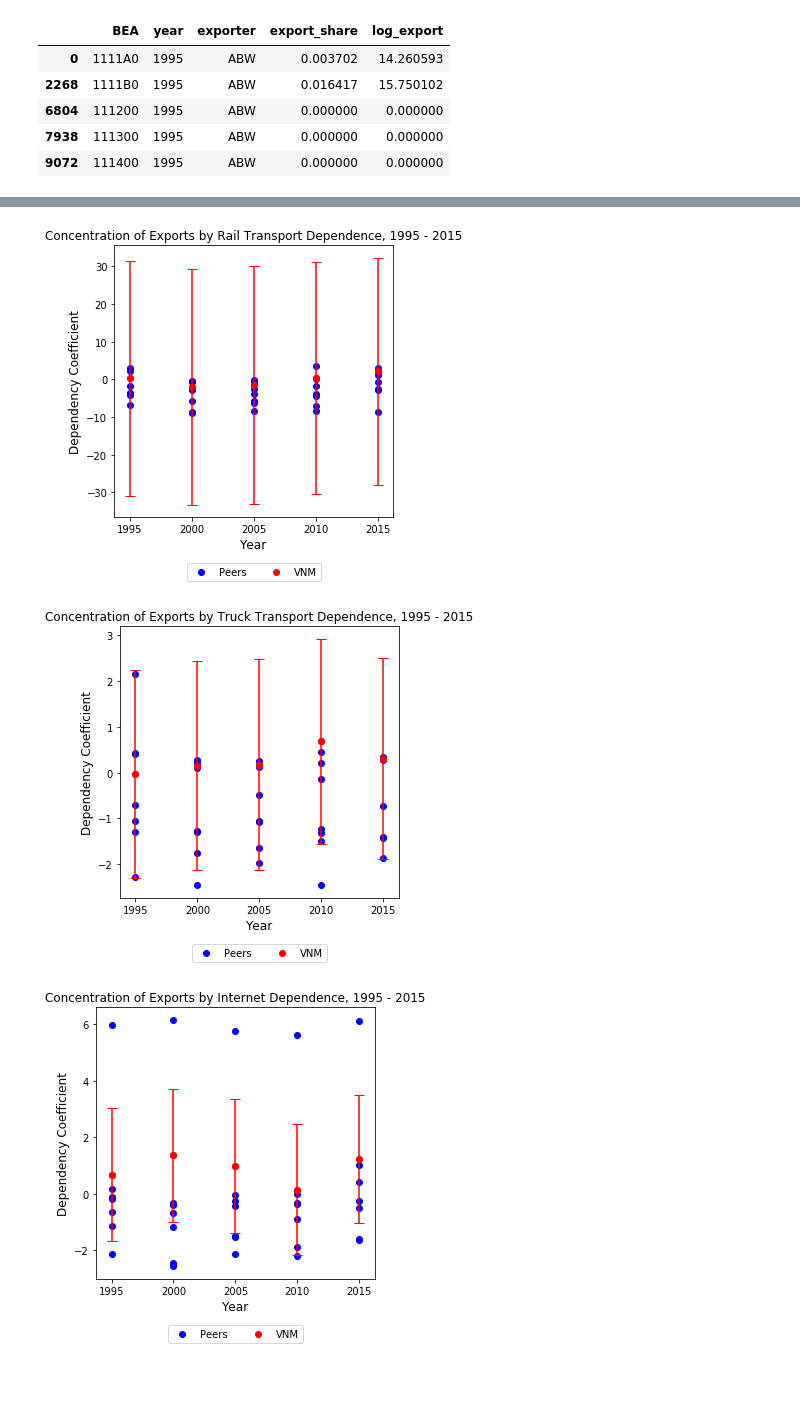
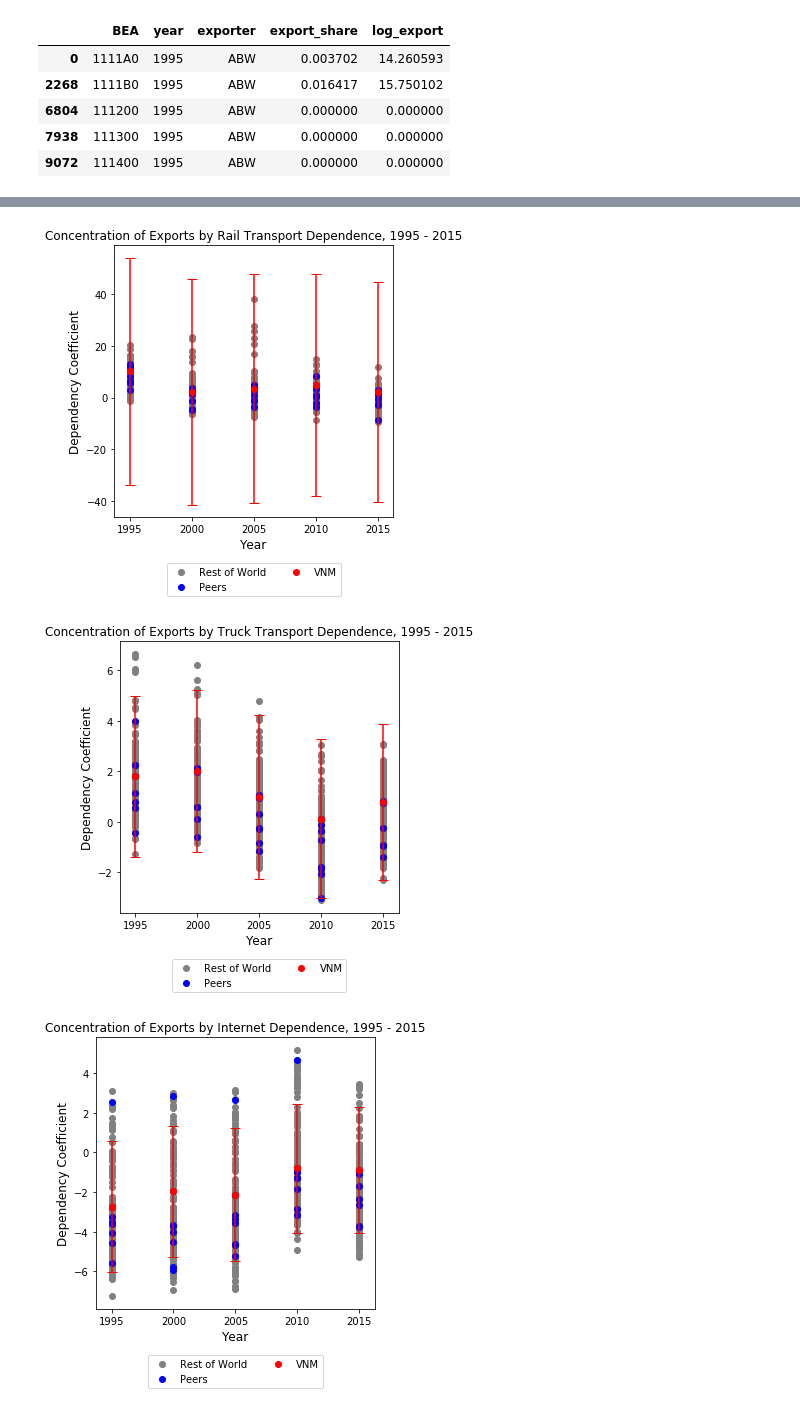
Before and after one commit to eric-protzer/dependency-dev309, a Jupyter notebook: Dependency Graphing.ipynb, the cells around one changed output, grey strips where cells are left out. Cells and saved outputs as stored; diff of their text form; code cells hidden in the pictures; blank space fills up the shorter version.

```diff
--- a/Dependency Graphing.ipynb
+++ b/Dependency Graphing.ipynb
@@ -12,6 +12,7 @@ df1 = pd.read_csv('H0_5Y_1.csv')
 df2 = pd.read_csv('H0_5Y_2.csv')
 df = df1.append(df2)
 df = df.drop('Unnamed: 0', axis=1)
+allcountries = df['exporter'].unique()[1:]
 df.head()
 # %% [output]
 |  | year | exporter | commoditycode | export_value |
@@ -201,9 +736,12 @@ del df2
 del df
 # %%
 #electricity
-elec = regress.drop(['rail', 'truck', 'internet'],axis = 1)
+elec = regress.drop(['rail', 'truck', 'internet', 'water'],axis = 1)
 varlist = []
 mycvar = 'elec_' + mycountry[0]
+mycvars = []
+for i in mycountries:
+    mycvars.append('elec_' + i)
 for i in allcountries:
     elec['elec_' + i] = elec['electricity'] * elec[i]
     varlist.append('elec_' + i)
@@ -235,12 +773,13 @@ for n in [1995, 2000, 2005, 2010, 2015]:
     del model
 
 fig, ax = plt.subplots(figsize=(5,5))
-ax.scatter(elec_out.loc[elec_out.ID != mycvar]['year'], elec_out.loc[elec_out.ID != mycvar]['mean'], c="blue")
+ax.scatter(elec_out.loc[~elec_out.ID.isin(mycvars)]['year'], elec_out.loc[~elec_out.ID.isin(mycvars)]['mean'], c="gray")
+ax.scatter(elec_out.loc[elec_out.ID.isin(mycvars)]['year'], elec_out.loc[elec_out.ID.isin(mycvars)]['mean'], c="blue")
 ax.scatter(elec_out.loc[elec_out.ID == mycvar]['year'], elec_out.loc[elec_out.ID == mycvar]['mean'], c="red")
 (_, caps, _) = ax.errorbar(elec_out.loc[elec_out.ID == mycvar]['year'], elec_out.loc[elec_out.ID == mycvar]['mean'], yerr=elec_out.loc[elec_out.ID == mycvar]['error'], fmt='o', capsize=5, c="red")
 for cap in caps:
     cap.set_markeredgewidth(1)
-ax.legend(['Peers', mycountry[0]], loc=9, bbox_to_anchor=(0.5, -0.15), ncol=2)
+ax.legend(['Rest of World', 'Peers', mycountry[0]], loc=9, bbox_to_anchor=(0.5, -0.15), ncol=2)
 plt.xlabel('Year', fontsize=12)
 plt.ylabel('Dependency Coefficient', fontsize=12)
 plt.title('Concentration of Exports by Electricity Dependence, 1995 - 2015')
@@ -262,8 +857,11 @@ del mycvar
 # %%
 #rail
-rail = regress.drop(['electricity', 'truck', 'internet'],axis = 1)
+rail = regress.drop(['electricity', 'truck', 'internet', 'water'],axis = 1)
 varlist = []
 mycvar = 'rail_' + mycountry[0]
+mycvars = []
+for i in mycountries:
+    mycvars.append('rail_' + i)
 for i in allcountries:
     rail['rail_' + i] = rail['rail'] * rail[i]
     varlist.append('rail_' + i)
@@ -288,6 +886,8 @@ for n in [1995, 2000, 2005, 2010, 2015]:
     rail_n['error'] = rail_n['upper'] - rail_n[0]
     rail_n = rail_n.drop(['lower', 'upper'], axis=1)
     rail_n.columns = ['ID', 'mean', 'year', 'error']
+    rail_n = rail_n.loc[abs(rail_n['mean'] - rail_n['mean'].mean()) < 4*rail_n['mean'].std()]
+    rail_n = rail_n.loc[abs(rail_n['mean'] - rail_n['mean'].mean()) < 4*rail_n['mean'].std()]
     rail_out = rail_out.append(rail_n)
     del rail_n
     del X
@@ -295,15 +895,16 @@ for n in [1995, 2000, 2005, 2010, 2015]:
     del model
 
 fig, ax = plt.subplots(figsize=(5,5))
-ax.scatter(rail_out.loc[rail_out.ID != mycvar]['year'], rail_out.loc[rail_out.ID != mycvar]['mean'], c="blue")
+ax.scatter(rail_out.loc[~rail_out.ID.isin(mycvars)]['year'], rail_out.loc[~rail_out.ID.isin(mycvars)]['mean'], c="gray")
+ax.scatter(rail_out.loc[rail_out.ID.isin(mycvars)]['year'], rail_out.loc[rail_out.ID.isin(mycvars)]['mean'], c="blue")
 ax.scatter(rail_out.loc[rail_out.ID == mycvar]['year'], rail_out.loc[rail_out.ID == mycvar]['mean'], c="red")
 (_, caps, _) = ax.errorbar(rail_out.loc[rail_out.ID == mycvar]['year'], rail_out.loc[rail_out.ID == mycvar]['mean'], yerr=rail_out.loc[rail_out.ID == mycvar]['error'], fmt='o', capsize=5, c="red")
 for cap in caps:
     cap.set_markeredgewidth(1)
-ax.legend(['Peers', mycountry[0]], loc=9, bbox_to_anchor=(0.5, -0.15), ncol=2)
+ax.legend(['Rest of World', 'Peers', mycountry[0]], loc=9, bbox_to_anchor=(0.5, -0.15), ncol=2)
 plt.xlabel('Year', fontsize=12)
 plt.ylabel('Dependency Coefficient', fontsize=12)
 plt.title('Concentration of Exports by Rail Transport Dependence, 1995 - 2015')
 plt.show()
 # %% [output]
-[figure, old version]
+[figure, new version]
@@ -314,9 +917,12 @@ del varlist
 del mycvar
 # %%
 #truck
-truck = regress.drop(['electricity', 'rail', 'internet'],axis = 1)
+truck = regress.drop(['electricity', 'rail', 'internet', 'water'],axis = 1)
 varlist = []
 mycvar = 'truck_' + mycountry[0]
+mycvars = []
+for i in mycountries:
+    mycvars.append('truck_' + i)
 for i in allcountries:
     truck['truck_' + i] = truck['truck'] * truck[i]
     varlist.append('truck_' + i)
@@ -341,6 +947,7 @@ for n in [1995, 2000, 2005, 2010, 2015]:
     truck_n['error'] = truck_n['upper'] - truck_n[0]
     truck_n = truck_n.drop(['lower', 'upper'], axis=1)
     truck_n.columns = ['ID', 'mean', 'year', 'error']
+    truck_n = truck_n.loc[abs(truck_n['mean'] - truck_n['mean'].mean()) < 3*truck_n['mean'].std()]
     truck_out = truck_out.append(truck_n)
     del truck_n
     del X
@@ -348,15 +955,16 @@ for n in [1995, 2000, 2005, 2010, 2015]:
     del model
 
 fig, ax = plt.subplots(figsize=(5,5))
-ax.scatter(truck_out.loc[truck_out.ID != mycvar]['year'], truck_out.loc[truck_out.ID != mycvar]['mean'], c="blue")
+ax.scatter(truck_out.loc[~truck_out.ID.isin(mycvars)]['year'], truck_out.loc[~truck_out.ID.isin(mycvars)]['mean'], c="gray")
+ax.scatter(truck_out.loc[truck_out.ID.isin(mycvars)]['year'], truck_out.loc[truck_out.ID.isin(mycvars)]['mean'], c="blue")
 ax.scatter(truck_out.loc[truck_out.ID == mycvar]['year'], truck_out.loc[truck_out.ID == mycvar]['mean'], c="red")
 (_, caps, _) = ax.errorbar(truck_out.loc[truck_out.ID == mycvar]['year'], truck_out.loc[truck_out.ID == mycvar]['mean'], yerr=truck_out.loc[truck_out.ID == mycvar]['error'], fmt='o', capsize=5, c="red")
 for cap in caps:
     cap.set_markeredgewidth(1)
-ax.legend(['Peers', mycountry[0]], loc=9, bbox_to_anchor=(0.5, -0.15), ncol=2)
+ax.legend(['Rest of World', 'Peers', mycountry[0]], loc=9, bbox_to_anchor=(0.5, -0.15), ncol=2)
 plt.xlabel('Year', fontsize=12)
 plt.ylabel('Dependency Coefficient', fontsize=12)
 plt.title('Concentration of Exports by Truck Transport Dependence, 1995 - 2015')
 plt.show()
 # %% [output]
-[figure, old version]
+[figure, new version]
@@ -367,9 +977,12 @@ del varlist
 del mycvar
 # %%
 #internet
-internet = regress.drop(['electricity', 'rail', 'truck'],axis = 1)
+internet = regress.drop(['electricity', 'truck', 'rail', 'water'],axis = 1)
 varlist = []
 mycvar = 'internet_' + mycountry[0]
+mycvars = []
+for i in mycountries:
+    mycvars.append('internet_' + i)
 for i in allcountries:
     internet['internet_' + i] = internet['internet'] * internet[i]
     varlist.append('internet_' + i)
@@ -383,33 +996,35 @@ for n in [1995, 2000, 2005, 2010, 2015]:
     X = internet_n.drop('export_share', axis=1)
     X = sm.add_constant(X)
     Y = internet_n['export_share']
     model = sm.OLS(Y, X).fit()
     internet_n = model.conf_int()
     internet_n.columns = ['lower', 'upper']
     internet_n = internet_n.join(pd.DataFrame(model.params))
     internet_n = internet_n.loc[internet_n.index.isin(varlist)]
     internet_n = internet_n.sort_values([0], ascending=False)
     internet_n['year'] = n
     internet_n = internet_n.reset_index()
     internet_n['error'] = internet_n['upper'] - internet_n[0]
     internet_n = internet_n.drop(['lower', 'upper'], axis=1)
     internet_n.columns = ['ID', 'mean', 'year', 'error']
+    internet_n = internet_n.loc[abs(internet_n['mean'] - internet_n['mean'].mean()) < 3*internet_n['mean'].std()]
     internet_out = internet_out.append(internet_n)
     del internet_n
     del X
     del Y
     del model
 
 fig, ax = plt.subplots(figsize=(5,5))
-ax.scatter(internet_out.loc[internet_out.ID != mycvar]['year'], internet_out.loc[internet_out.ID != mycvar]['mean'], c="blue")
+ax.scatter(internet_out.loc[~internet_out.ID.isin(mycvars)]['year'], internet_out.loc[~internet_out.ID.isin(mycvars)]['mean'], c="gray")
+ax.scatter(internet_out.loc[internet_out.ID.isin(mycvars)]['year'], internet_out.loc[internet_out.ID.isin(mycvars)]['mean'], c="blue")
 ax.scatter(internet_out.loc[internet_out.ID == mycvar]['year'], internet_out.loc[internet_out.ID == mycvar]['mean'], c="red")
 (_, caps, _) = ax.errorbar(internet_out.loc[internet_out.ID == mycvar]['year'], internet_out.loc[internet_out.ID == mycvar]['mean'], yerr=internet_out.loc[internet_out.ID == mycvar]['error'], fmt='o', capsize=5, c="red")
 for cap in caps:
     cap.set_markeredgewidth(1)
-ax.legend(['Peers', mycountry[0]], loc=9, bbox_to_anchor=(0.5, -0.15), ncol=2)
+ax.legend(['Rest of World', 'Peers', mycountry[0]], loc=9, bbox_to_anchor=(0.5, -0.15), ncol=2)
 plt.xlabel('Year', fontsize=12)
 plt.ylabel('Dependency Coefficient', fontsize=12)
 plt.title('Concentration of Exports by Internet Dependence, 1995 - 2015')
 plt.show()
 # %% [output]
-[figure, old version]
+[figure, new version]
```
Also changed, not shown: parts of 39 cells of this notebook, 10 other files.
